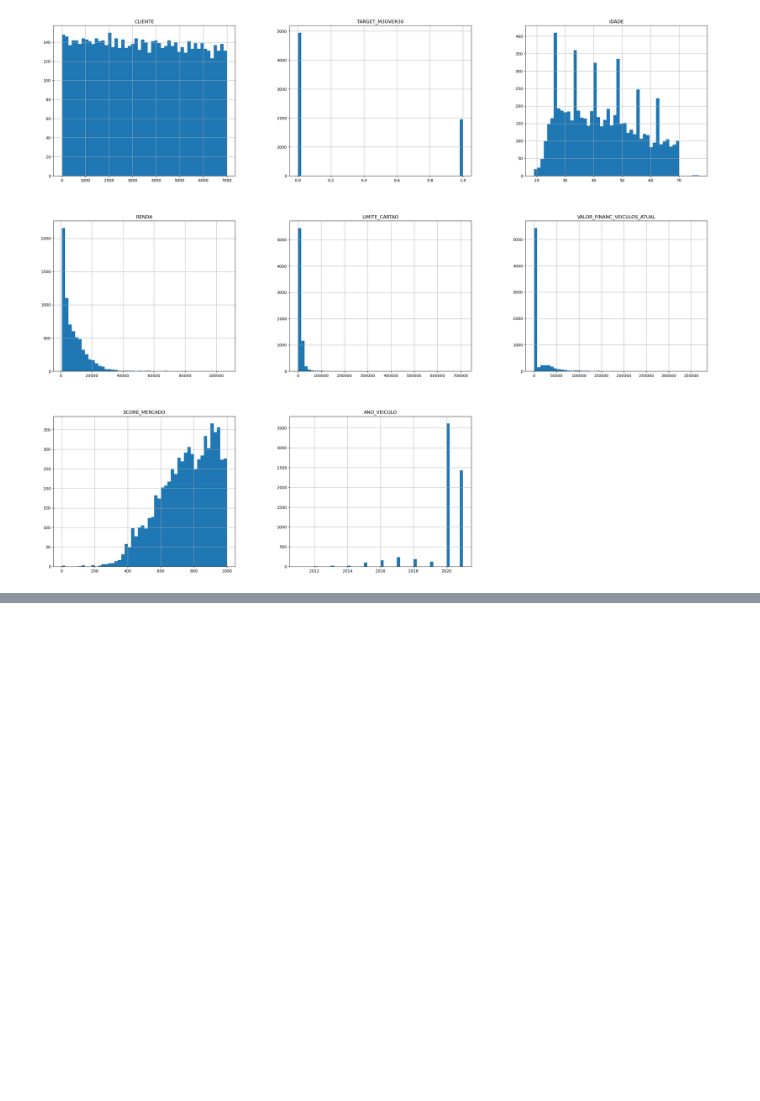
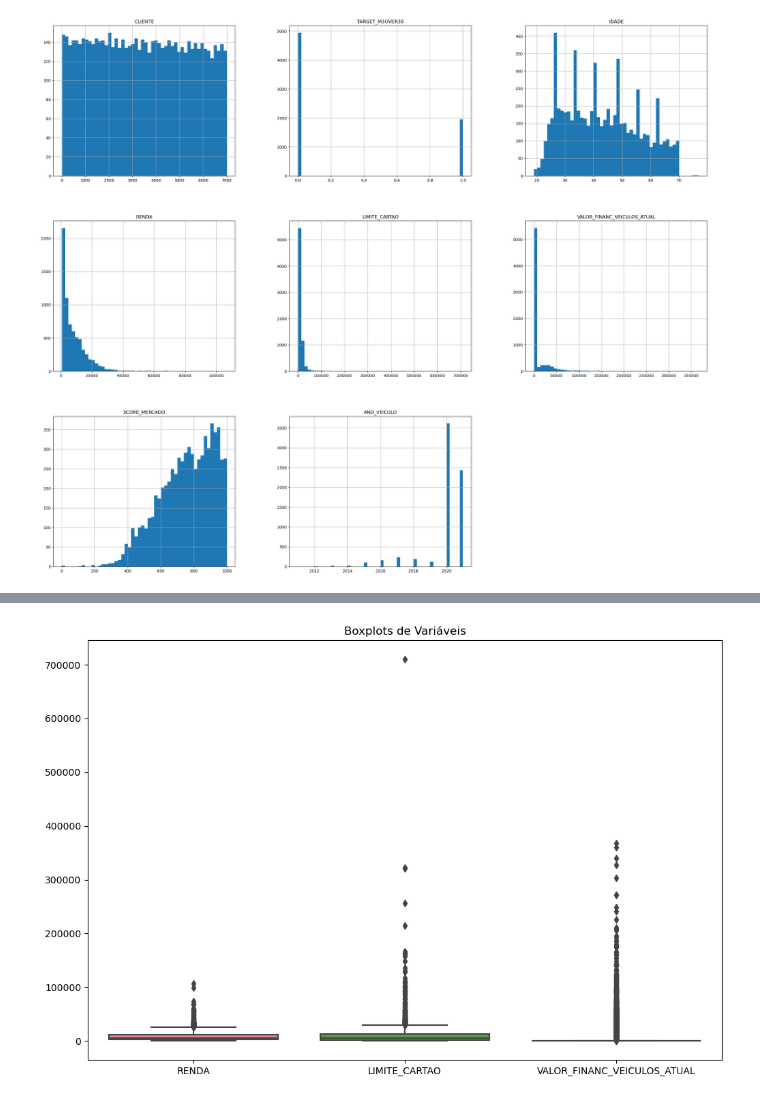
Before and after one commit to stellasposito/credit, a Jupyter notebook: credit.ipynb, the cells around one changed output, grey strips where cells are left out. Saved outputs shown, nothing was run; the diff lists cells and outputs as text; code cells hidden in the pictures; blank space fills up the shorter version.

```diff
--- a/credit.ipynb
+++ b/credit.ipynb
@@ -790,0 +173,10 @@ shap.summary_plot(shap_values, X_test)
+# %%
+# gráfico boxplot para visualização de variáveis
+colunas = ['RENDA', 'LIMITE_CARTAO', 'VALOR_FINANC_VEICULOS_ATUAL', 'VALOR_VEICULO']
+
+plt.figure(figsize=(12, 8))
+sns.boxplot(data=df[colunas], palette='husl')
+plt.title('Boxplots de Variáveis')
+plt.show()
+# %% [output]
+[figure, added]
```
Also changed, not shown: parts of 190 cells of this notebook.
